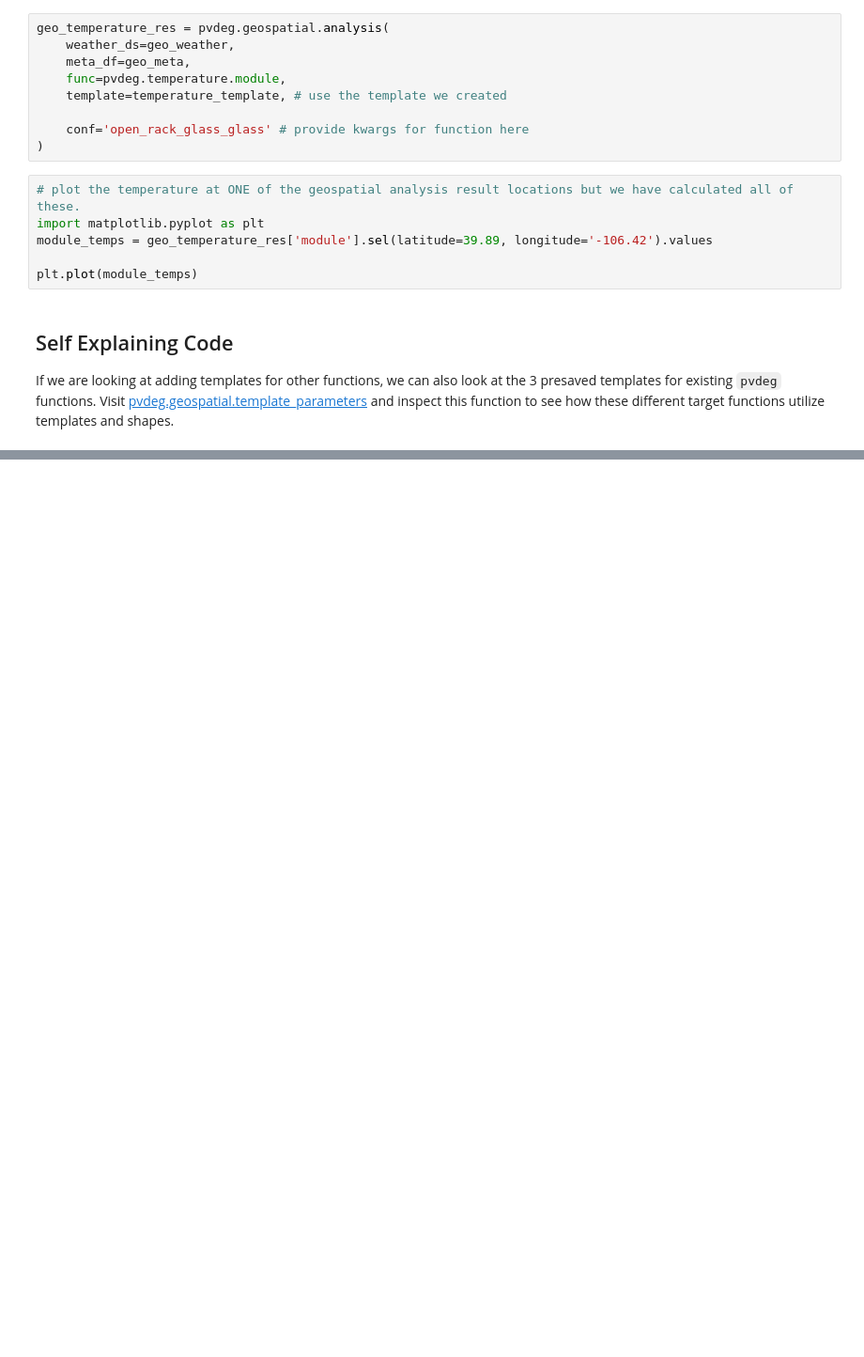
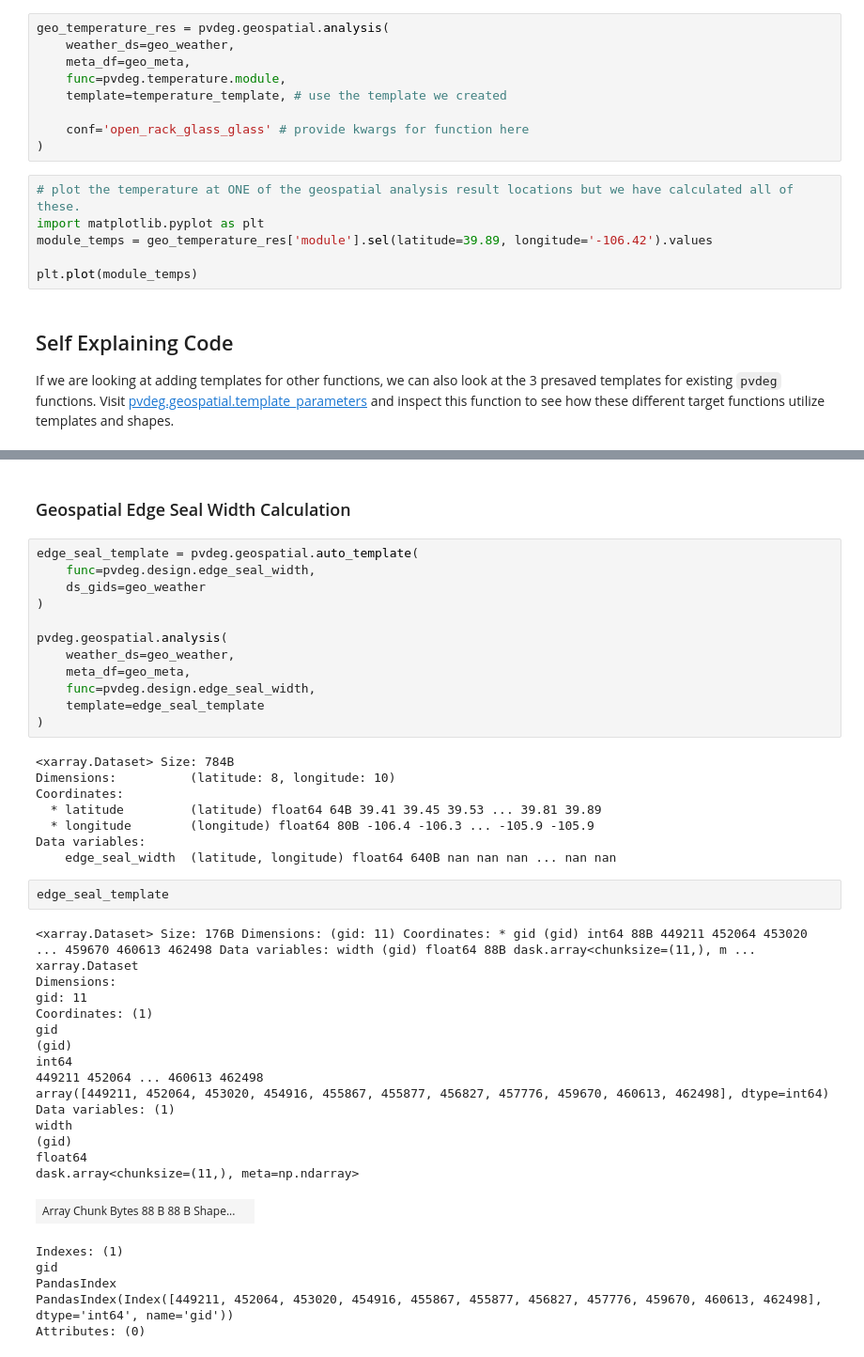
Before and after one commit to NREL/PVDegradationTools, a Jupyter notebook: tutorials_and_tools/tutorials_and_tools/Geospatial Templates.ipynb, the cells around one changed output, grey strips where cells are left out. Shown at 94% size. Saved outputs shown, nothing was run; the diff lists cells and outputs as text; blank space fills up the shorter version.

```diff
--- a/tutorials_and_tools/tutorials_and_tools/Geospatial Templates.ipynb
+++ b/tutorials_and_tools/tutorials_and_tools/Geospatial Templates.ipynb
@@ -161,0 +231,46 @@ Data variables:
+# %% [markdown]
+### Geospatial Edge Seal Width Calculation
+# %%
+edge_seal_template = pvdeg.geospatial.auto_template(
+    func=pvdeg.design.edge_seal_width,
+    ds_gids=geo_weather
+)
+
+pvdeg.geospatial.analysis(
+    weather_ds=geo_weather,
+    meta_df=geo_meta,
+    func=pvdeg.design.edge_seal_width,
+    template=edge_seal_template
+)
+# %% [output]
+<xarray.Dataset> Size: 784B
+Dimensions:          (latitude: 8, longitude: 10)
+Coordinates:
+  * latitude         (latitude) float64 64B 39.41 39.45 39.53 ... 39.81 39.89
+  * longitude        (longitude) float64 80B -106.4 -106.3 ... -105.9 -105.9
+Data variables:
+    edge_seal_width  (latitude, longitude) float64 640B nan nan nan ... nan nan
+# %%
+edge_seal_template
+# %% [output]
+<xarray.Dataset> Size: 176B Dimensions: (gid: 11) Coordinates: * gid (gid) int64 88B 449211 452064 453020 ... 459670 460613 462498 Data variables: width (gid) float64 88B dask.array<chunksize=(11,), m ...
+xarray.Dataset
+Dimensions:
+gid: 11
+Coordinates: (1)
+gid
+(gid)
+int64
+449211 452064 ... 460613 462498
+array([449211, 452064, 453020, 454916, 455867, 455877, 456827, 457776, 459670, 460613, 462498], dtype=int64)
+Data variables: (1)
+width
+(gid)
+float64
+dask.array<chunksize=(11,), meta=np.ndarray>
+| Array Chunk Bytes 88 B 88 B Shape... |  |
+Indexes: (1)
+gid
+PandasIndex
+PandasIndex(Index([449211, 452064, 453020, 454916, 455867, 455877, 456827, 457776, 459670, 460613, 462498], dtype='int64', name='gid'))
+Attributes: (0)
```
Also changed, not shown: parts of 17 cells of this notebook, 28 other files.
